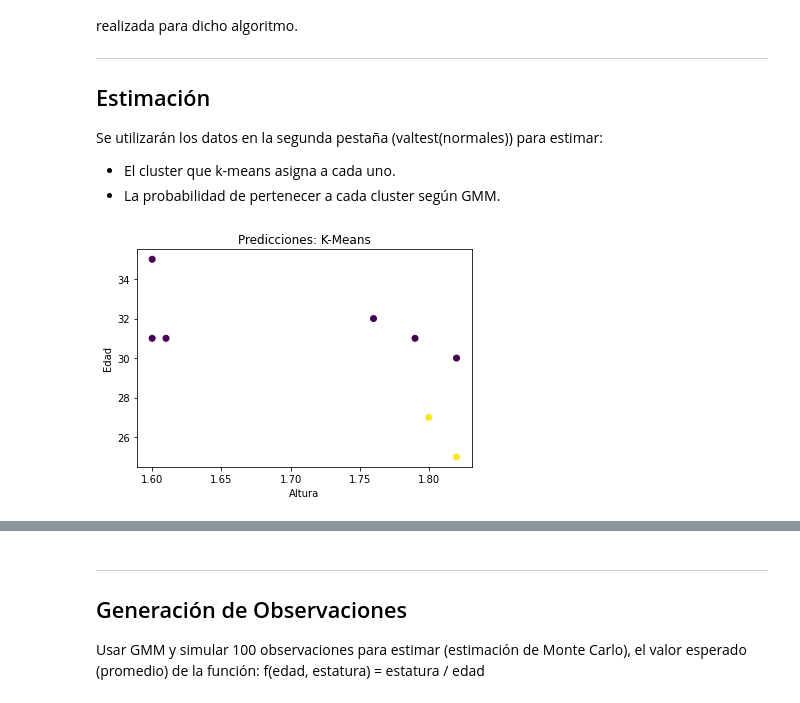
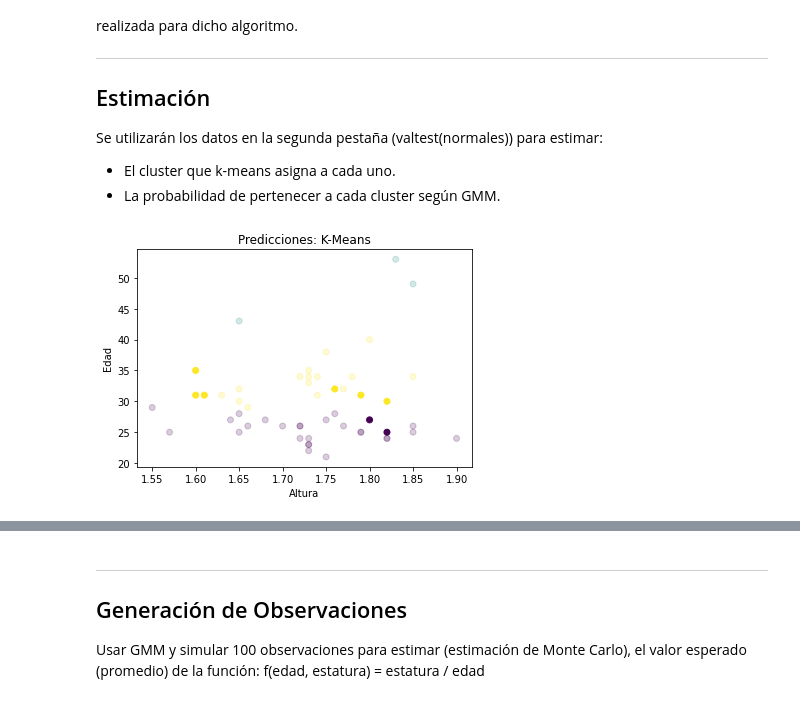
Before and after one commit to eddysanoli-galileo/Statistical-Learning-II, a Jupyter notebook: Tareas/Práctica 1/Práctica 1 - KMeans y GMM.ipynb, the cells around one changed output, grey strips where cells are left out. Cells and saved outputs as stored; diff of their text form; code cells hidden in the pictures.

```diff
--- a/Tareas/Práctica 1/Práctica 1 - KMeans y GMM.ipynb
+++ b/Tareas/Práctica 1/Práctica 1 - KMeans y GMM.ipynb
@@ -274,22 +274,29 @@ def KMeans_predict(data, centroids):
 # %%
 # Se obtienen los datos de prueba
 test_data = dfs["valtest(normales)"]
 
 # Se convierten los datos a un array de numpy
 test_data = test_data.to_numpy()
 
 # Predecir el cluster al que pertenecen los datos utilizando los centroides anteriores
 test_classes, test_cost = KMeans_predict(test_data, centroides)
 
+# Por la forma en la que funciona la función predictora
+# los colores de clase están "cambiados" con respecto a los puntos
+# originales. Esta línea cambia los colores al cambiar las clases
+test_classes[test_classes == 1] = -1
+test_classes[test_classes == 2] = 1
+test_classes[test_classes == -1] = 2
+
 # Se grafican los resultados
-#plt.scatter(data[:,0], data[:,1], c=classes, cmap = "viridis", alpha = 0.3)
+plt.scatter(data[:,0], data[:,1], c=classes, cmap = "viridis", alpha = 0.2)
 plt.scatter(test_data[:,0], test_data[:,1], c=test_classes, cmap = "viridis")
 plt.xlabel("Altura")
 plt.ylabel("Edad")
 plt.title("Predicciones: K-Means")
 plt.show()
 # %% [output]
-[figure, old version]
+[figure, new version]
 # %%
 # Predecir el cluster al que pertenecen los datos utilizando los centroides anteriores
 test_classes = model.predict(test_data)
```
Also changed, not shown: parts of 2 cells of this notebook.
